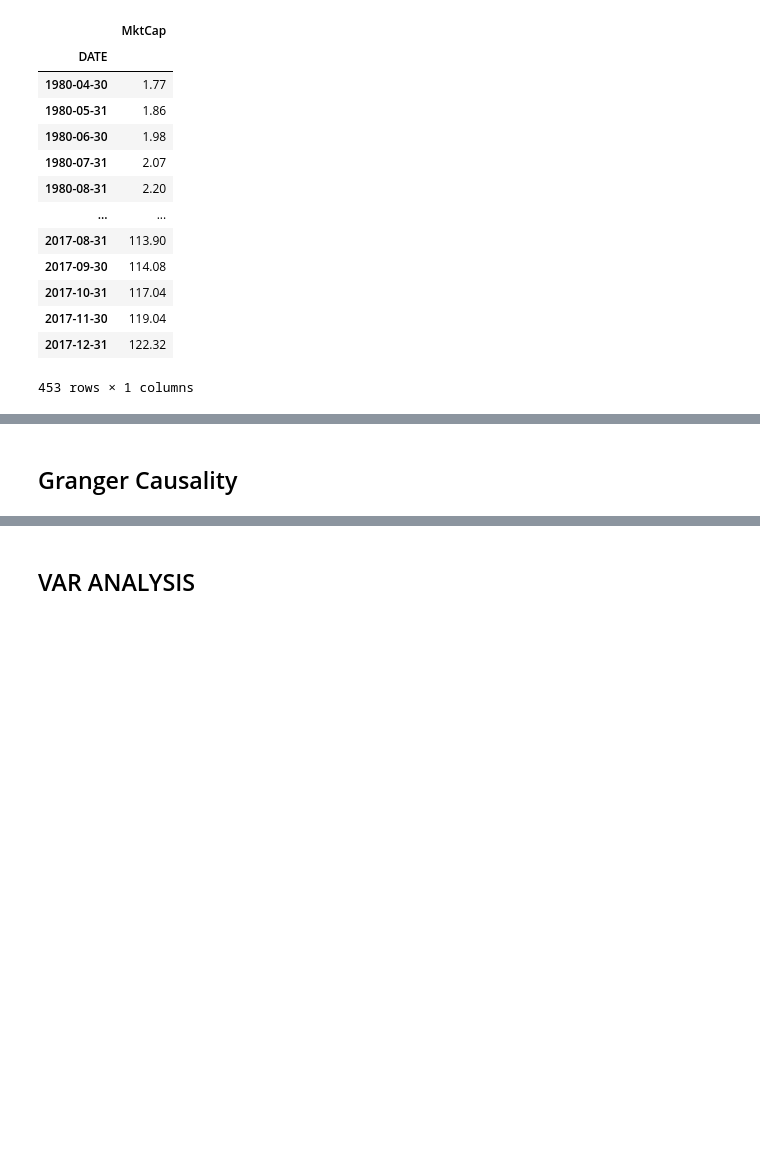
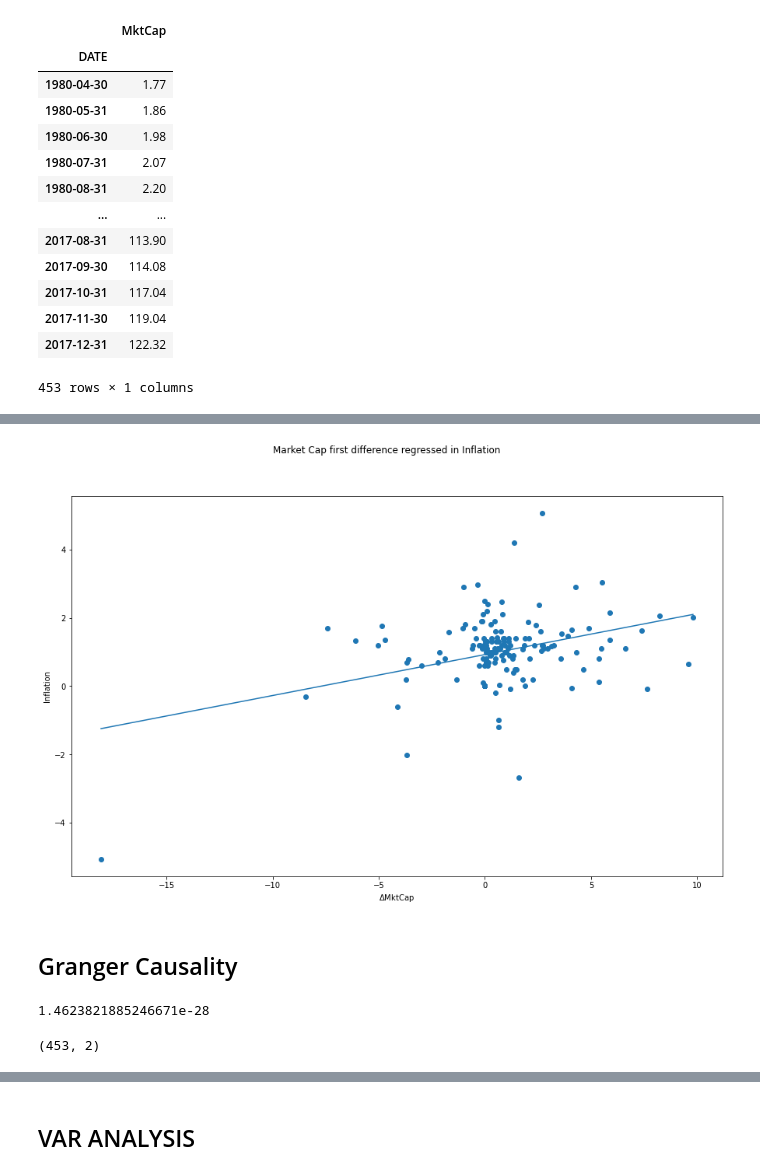
Before and after one commit to felipe-fp/corcovado, a Jupyter notebook: inflation_MktCap_analysis/inlation_analysis.ipynb, the cells around one changed output, grey strips where cells are left out. Saved outputs shown, nothing was run; the diff lists cells and outputs as text; code cells hidden in the pictures; blank space fills up the shorter version.

```diff
--- a/inflation_MktCap_analysis/inlation_analysis.ipynb
+++ b/inflation_MktCap_analysis/inlation_analysis.ipynb
@@ -134,2 +253,17 @@ plt.legend()
+# %%
+infl = test_data['inflation']
+mkt = test_data.loc[infl.index]['MktCap']
+infl = infl.diff().dropna()
+mkt = mkt.diff().dropna()
+# %%
+plt.figure(figsize=(15,9))
+plt.scatter(mkt.values, infl.values)
+plt.plot(np.linspace(start = min(mkt.values), stop = max(mkt.values)), 0.925 + 0.120 * np.linspace(start = min(mkt.values), stop = max(mkt.values)))
+plt.xlabel(r'$\Delta$MktCap')
+plt.ylabel('Inflation')
+plt.suptitle('Market Cap first difference regressed in Inflation')
+plt.show()
+# %% [output]
+[figure, added]
 # %% [markdown]
 ## Granger Causality
@@ -135,0 +283,13 @@ plt.legend()
+# %%
+a = np.log(granger_test_data['MktCap']) - np.log(granger_test_data['MktCap'].shift(1))
+# a = (granger_test_data['MktCap']) - (granger_test_data['MktCap'].shift(1))
+a.dropna(inplace = True)
+a = pd.DataFrame(a)
+a.columns = ['MktCap']
+adfuller(a.values)[1]
+# %% [output]
+1.4623821885246671e-28
+# %%
+granger_test_data.shape
+# %% [output]
+(453, 2)
```
Also changed, not shown: parts of 42 cells of this notebook, 1 other file.
